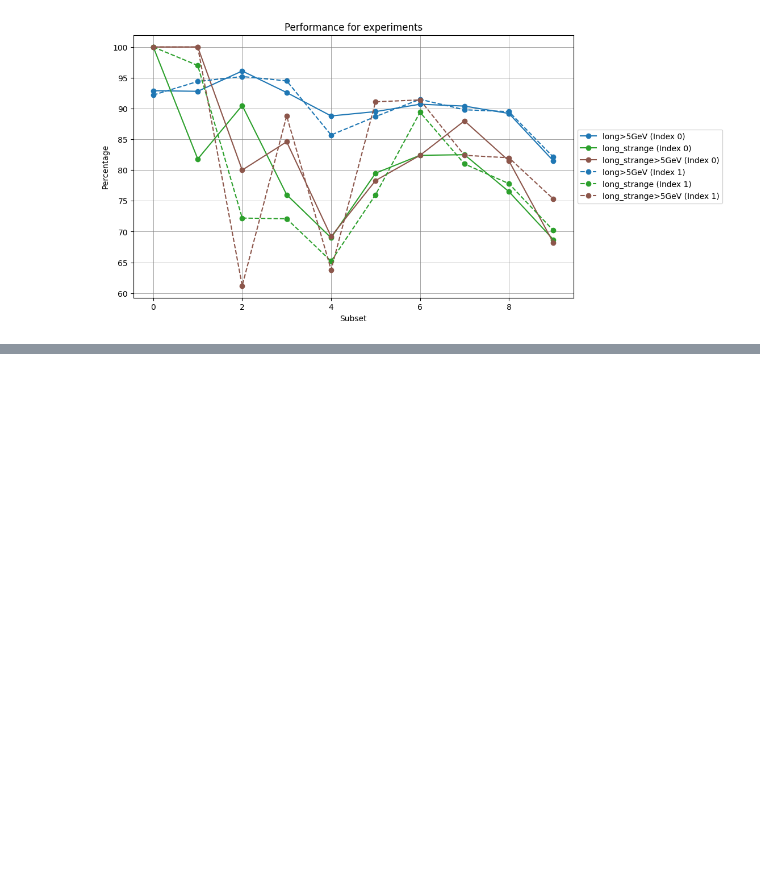
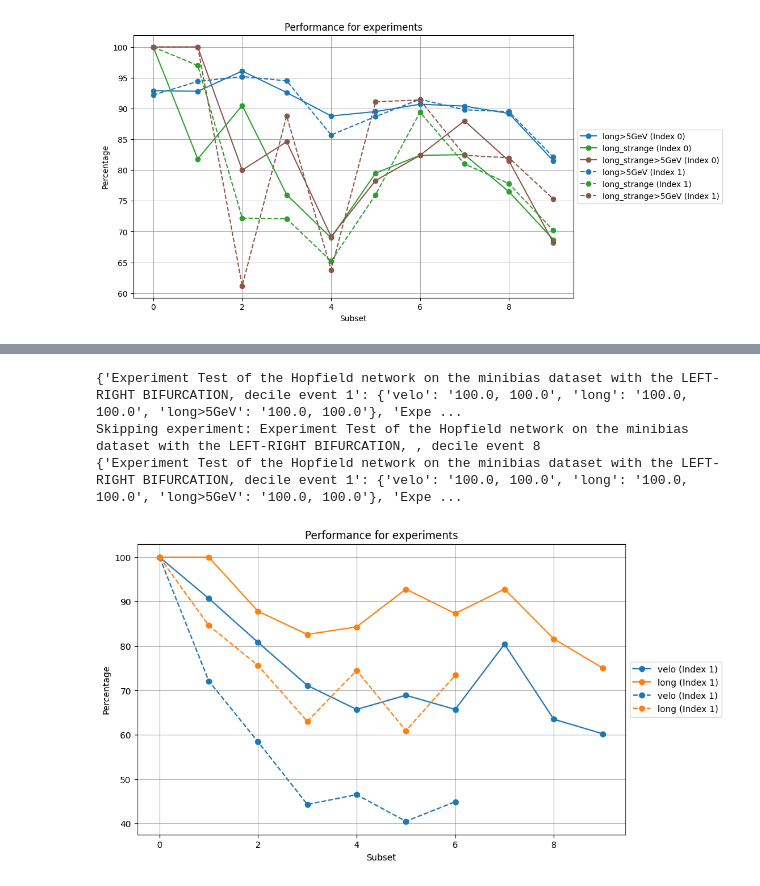
Before and after one commit to alawaree/Code_Thesis_HopfieldNetwork_VELO, a Jupyter notebook: results_analysis/plots_results.ipynb, the cells around one changed output, grey strips where cells are left out. Saved outputs shown, nothing was run; the diff lists cells and outputs as text; code cells hidden in the pictures; blank space fills up the shorter version.

```diff
--- a/results_analysis/plots_results.ipynb
+++ b/results_analysis/plots_results.ipynb
@@ -1078,0 +1138,9 @@ compare_same_experiment_performance_same(exp_name, metrics_names)
+# %%
+metrics_names = ['velo', 'long']
+exp_names = ['results_half_bifurcation_minibias_deciles', 'results_half_bifurcation_minibias_deciles_minimum']
+plot_reconstruction_eff_experiments_multiple_2(exp_names, metrics_names, 1)
+# %% [output]
+{'Experiment Test of the Hopfield network on the minibias dataset with the LEFT-RIGHT BIFURCATION, decile event 1': {'velo': '100.0, 100.0', 'long': '100.0, 100.0', 'long>5GeV': '100.0, 100.0'}, 'Expe ...
+Skipping experiment: Experiment Test of the Hopfield network on the minibias dataset with the LEFT-RIGHT BIFURCATION, , decile event 8
+{'Experiment Test of the Hopfield network on the minibias dataset with the LEFT-RIGHT BIFURCATION, decile event 1': {'velo': '100.0, 100.0', 'long': '100.0, 100.0', 'long>5GeV': '100.0, 100.0'}, 'Expe ...
+[figure, added]
```
Also changed, not shown: parts of 16 cells of this notebook.
